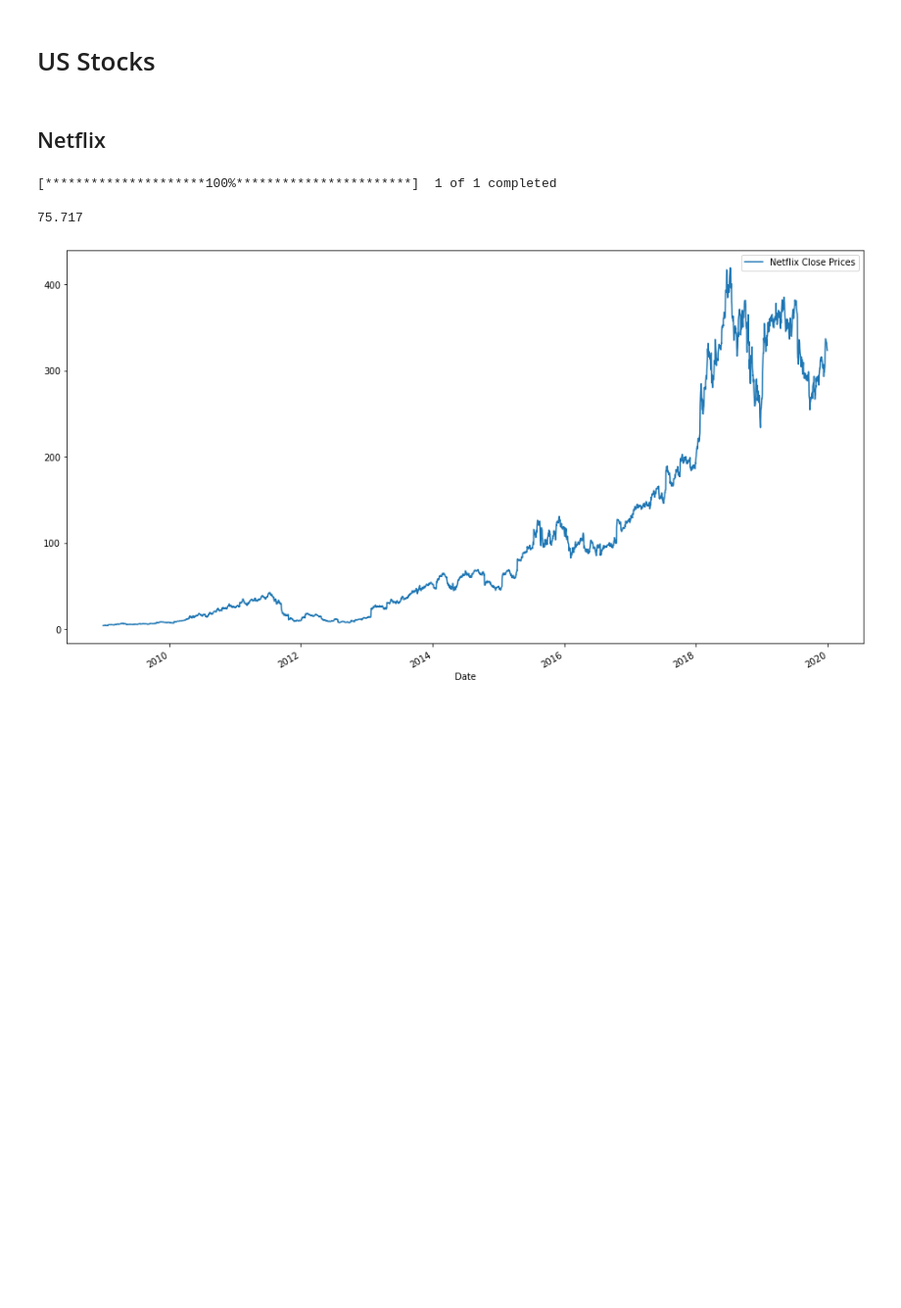
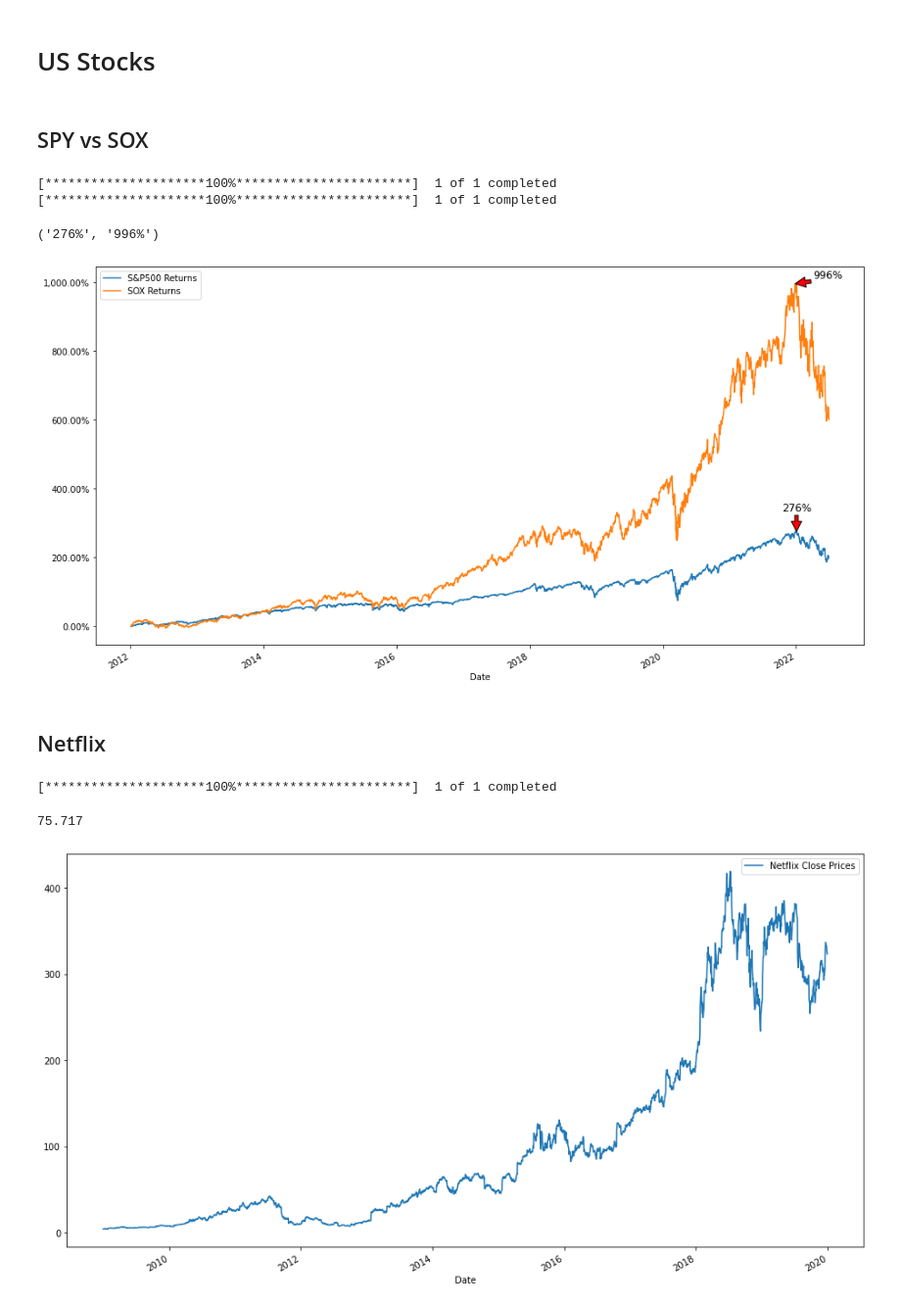
Before and after one commit to dvh549/Capital_Markets_in_China, a Jupyter notebook: playground.ipynb, the cells around one changed output. Shown at 98% size. Cells and saved outputs as stored; diff of their text form; code cells hidden in the pictures; blank space fills up the shorter version.

```diff
--- a/playground.ipynb
+++ b/playground.ipynb
@@ -9,6 +9,32 @@ yf.pdr_override()
 import pyfolio as pf
 # %% [markdown]
 # US Stocks
+# %% [markdown]
+## SPY vs SOX
+# %%
+sp_adj_close, sox_adj_close = pdr.get_data_yahoo("^GSPC", start="2012-01-01", end="2022-06-30")["Adj Close"], pdr.get_data_yahoo("^SOX", start="2012-01-01", end="2022-06-30")["Adj Close"]
+sp_return_series, sox_return_series = ((1 + sp_adj_close.pct_change()).cumprod() - 1), ((1 + sox_adj_close.pct_change()).cumprod() - 1)
+# %% [output]
+[*********************100%***********************]  1 of 1 completed
+[*********************100%***********************]  1 of 1 completed
+# %%
+sp_max_text = '{:,.0%}'.format(round(sp_return_series.loc[sp_return_series.idxmax()], 2))
+sox_max_text = '{:,.0%}'.format(round(sox_return_series.loc[sox_return_series.idxmax()], 2))
+sp_max_text, sox_max_text
+# %% [output]
+('276%', '996%')
+# %%
+ax1, ax2 = sp_return_series.plot(label="S&P500 Returns", figsize=(16, 9)), sox_return_series.plot(label="SOX Returns", figsize=(16, 9))
+vals1, vals2 = ax1.get_yticks(), ax2.get_yticks()
+texts = [sp_return_series.loc[sox_return_series.idxmax()], sox_return_series.loc[sox_return_series.idxmax()]]
+ax1.set_yticklabels(['{:,.2%}'.format(x) for x in vals1])
+ax2.set_yticklabels(['{:,.2%}'.format(x) for x in vals2])
+plt.annotate(sp_max_text, (sp_return_series.idxmax(), sp_return_series.loc[sp_return_series.idxmax()]), xytext=(sp_return_series.idxmax(), sp_return_series.loc[sp_return_series.idxmax()]+0.6), fontsize=12, ha='center', arrowprops=dict(facecolor='red'))
+plt.annotate(sox_max_text, (sox_return_series.idxmax(), sox_return_series.loc[sox_return_series.idxmax()]), xytext=("2022-04-02 00:00:00", sox_return_series.loc[sox_return_series.idxmax()]+0.15), fontsize=12, arrowprops=dict(facecolor='red'))
+plt.legend()
+plt.show()
+# %% [output]
+[figure, added]
 # %% [markdown]
 ## Netflix
 # %%
```
